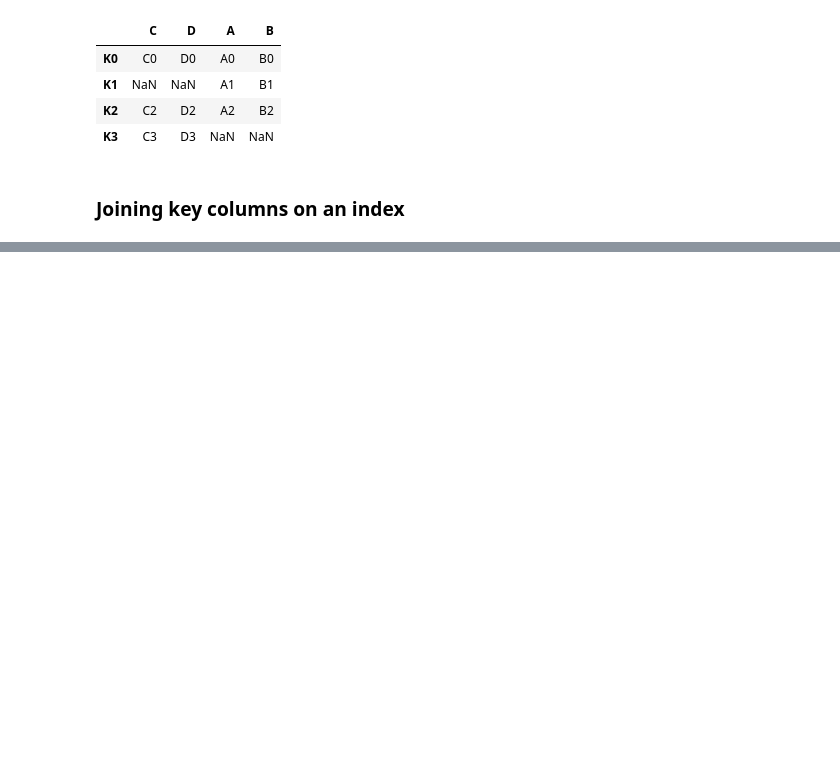
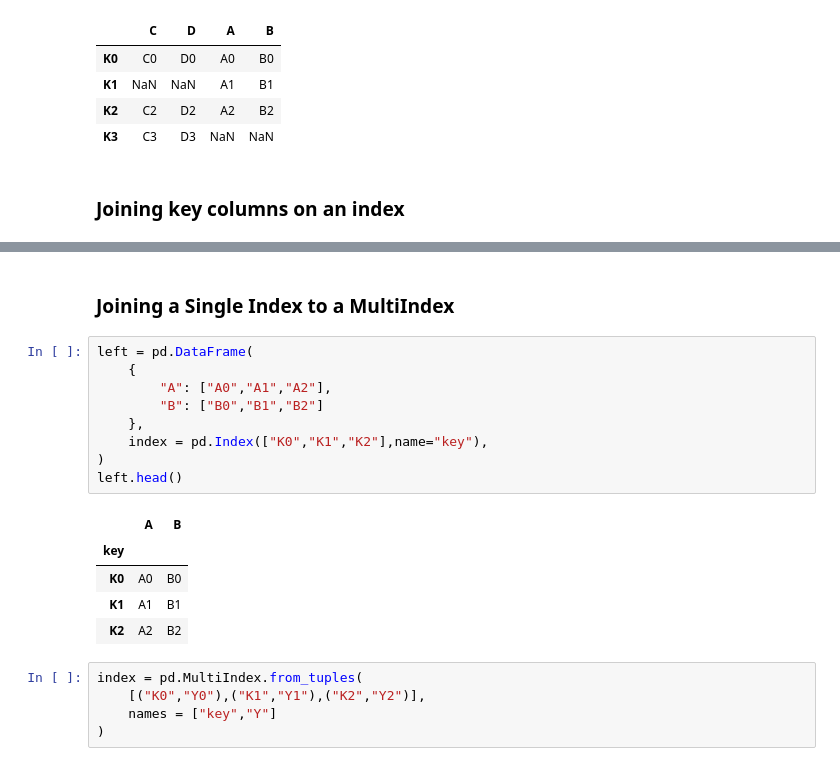
Before and after one commit to ashishkirtwed/Pandas-Tutorial-and-Exercise, a Jupyter notebook: Lecture3.ipynb, the cells around one changed output, grey strips where cells are left out. Saved outputs shown, nothing was run; the diff lists cells and outputs as text; blank space fills up the shorter version.

```diff
--- a/Lecture3.ipynb
+++ b/Lecture3.ipynb
@@ -495,0 +565,22 @@ result
+# %% [markdown]
+### Joining a Single Index to a MultiIndex
+# %%
+left = pd.DataFrame(
+    {
+        "A": ["A0","A1","A2"],
+        "B": ["B0","B1","B2"]
+    },
+    index = pd.Index(["K0","K1","K2"],name="key"),
+)
+left.head()
+# %% [output]
+|  | A | B |
+| key |  |  |
+| K0 | A0 | B0 |
+| K1 | A1 | B1 |
+| K2 | A2 | B2 |
+# %%
+index = pd.MultiIndex.from_tuples(
+    [("K0","Y0"),("K1","Y1"),("K2","Y2")],
+    names = ["key","Y"]
+)
```
Also changed, not shown: parts of 4 cells of this notebook.
